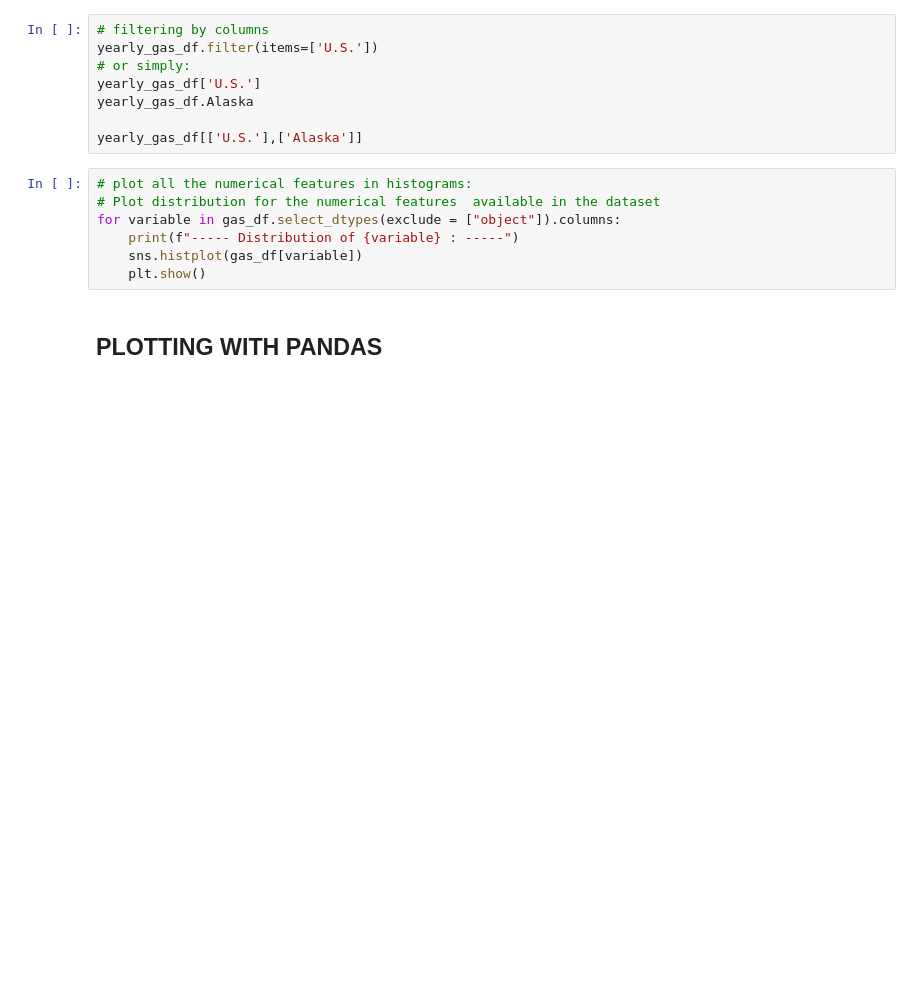
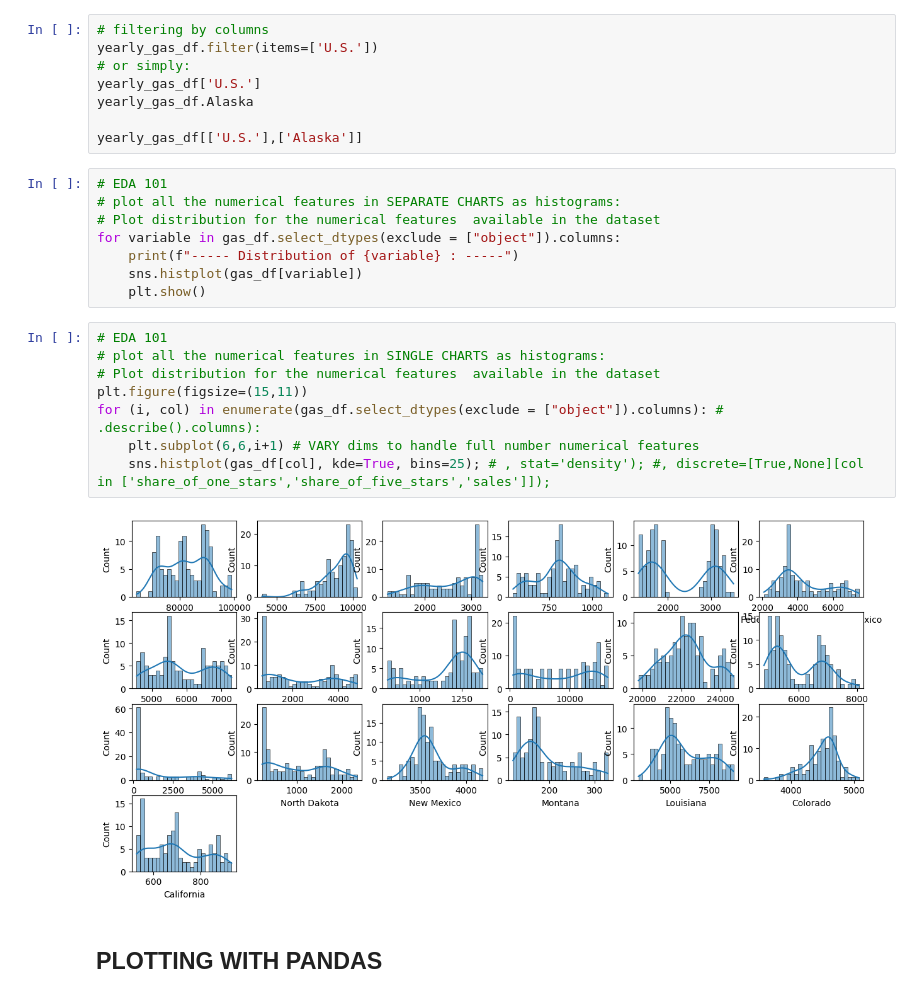
Before and after one commit to hughharford/d_s, a Jupyter notebook: notebooks/data_sci_basics.ipynb, the cells around one changed output. Cells and saved outputs as stored; diff of their text form; blank space fills up the shorter version.

```diff
--- a/notebooks/data_sci_basics.ipynb
+++ b/notebooks/data_sci_basics.ipynb
@@ -256,12 +256,23 @@ yearly_gas_df.Alaska
 
 yearly_gas_df[['U.S.'],['Alaska']]
 # %%
-# plot all the numerical features in histograms:
+# EDA 101
+# plot all the numerical features in SEPARATE CHARTS as histograms:
 # Plot distribution for the numerical features  available in the dataset
 for variable in gas_df.select_dtypes(exclude = ["object"]).columns:
     print(f"----- Distribution of {variable} : -----")
     sns.histplot(gas_df[variable])
     plt.show()
+# %%
+# EDA 101
+# plot all the numerical features in SINGLE CHARTS as histograms:
+# Plot distribution for the numerical features  available in the dataset
+plt.figure(figsize=(15,11))
+for (i, col) in enumerate(gas_df.select_dtypes(exclude = ["object"]).columns): # .describe().columns):
+    plt.subplot(6,6,i+1) # VARY dims to handle full number numerical features
+    sns.histplot(gas_df[col], kde=True, bins=25); # , stat='density'); #, discrete=[True,None][col in ['share_of_one_stars','share_of_five_stars','sales']]);
+# %% [output]
+[figure, added]
 # %% [markdown]
 ## PLOTTING WITH PANDAS
 # %%
```
Also changed, not shown: 1 other file.
